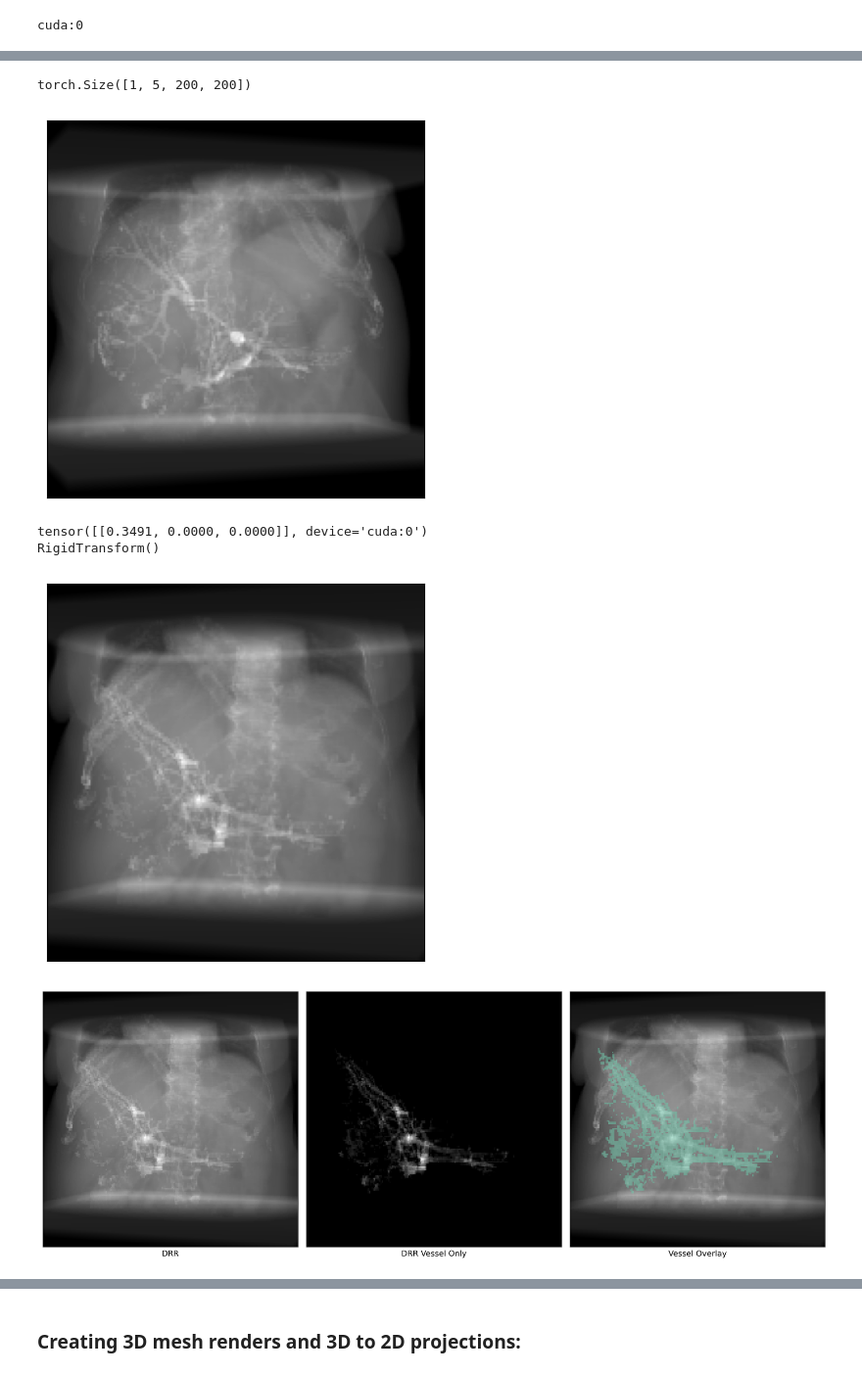
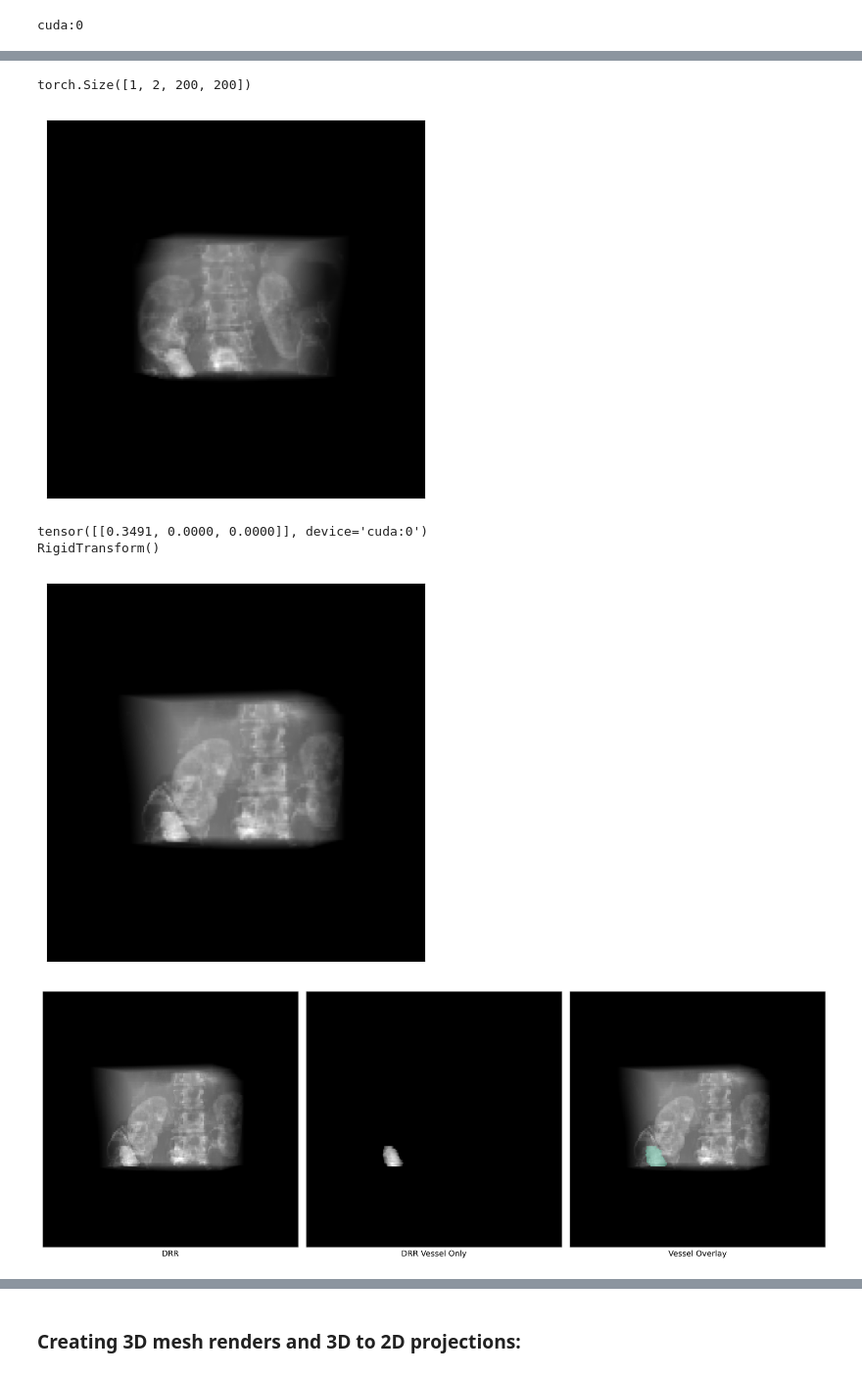
Before and after one commit to LucianoDeben/5ARIP10-ITP-T3G3, a Jupyter notebook: notebooks/diffdrr.ipynb, the cells around one changed output, grey strips where cells are left out. Shown at 98% size. Saved outputs shown, nothing was run; the diff lists cells and outputs as text; code cells hidden in the pictures.

```diff
--- a/notebooks/diffdrr.ipynb
+++ b/notebooks/diffdrr.ipynb
@@ -38,7 +38,7 @@ train_ds, val_ds = get_datasets(
     root_dir="../data",
     collection="HCC-TACE-Seg",
     transform=transform,
-    download_len=5,
+    download_len=2,
     val_frac=0.2,
 )
 
@@ -116,12 +117,12 @@ img = create_drr(
 # %%
 print(img.shape)
 # %% [output]
-torch.Size([1, 5, 200, 200])
+torch.Size([1, 2, 200, 200])
 # %%
 im = img.sum(dim=1, keepdim=True)
 drr_image = plot_drr(im, ticks=False)
 # %% [output]
-[figure, old version]
+[figure, new version]
 # %%
 # Or read in CT volume and label map from datalist path
 subject_path = read(
@@ -168,32 +169,31 @@ plt.show()
 # %% [output]
 tensor([[0.3491, 0.0000, 0.0000]], device='cuda:0')
 RigidTransform()
-[figure, old version]
+[figure, new version]
 # %%
-labels = ["Liver", "Mass", "Portal vein", "Abdominal aorta", "Background"]
+labels = ["Liver"]
 
 # Plot the segmentation masks
 fig, axs = plt.subplots(
     nrows=1,
     ncols=3,
     figsize=(14, 7.75),
     tight_layout=True,
     dpi=300,
 )
 
 im = img.sum(dim=1, keepdim=True)
 plot_drr(im, axs=axs[0], ticks=False, title="DRR")
 plot_drr(
-    img[:, 2, :, :].unsqueeze(dim=1), axs=axs[1], ticks=False, title="DRR Vessel Only"
+    img[:, 1, :, :].unsqueeze(dim=1), axs=axs[1], ticks=False, title="DRR Vessel Only"
 )
 plot_drr(im, axs=axs[2], ticks=False, title="Vessel Overlay")
 
 for idx, label in enumerate(labels):
-    if label == "Portal vein":
-        mask = img[:, idx, :, :].unsqueeze(dim=1)
-        vessel_mask = plot_mask(mask, axs=axs[2], alpha=0.5, return_masks=True)
+    mask = img[:, 1, :, :].unsqueeze(dim=1)
+    vessel_mask = plot_mask(mask, axs=axs[2], alpha=0.5, return_masks=True)
 # %% [output]
-[figure, old version]
+[figure, new version]
 # %%
 print(vessel_mask[:,:,:,:,3].unique())
 print(vessel_mask.shape)
```
Also changed, not shown: parts of 12 cells of this notebook, 16 other files.
